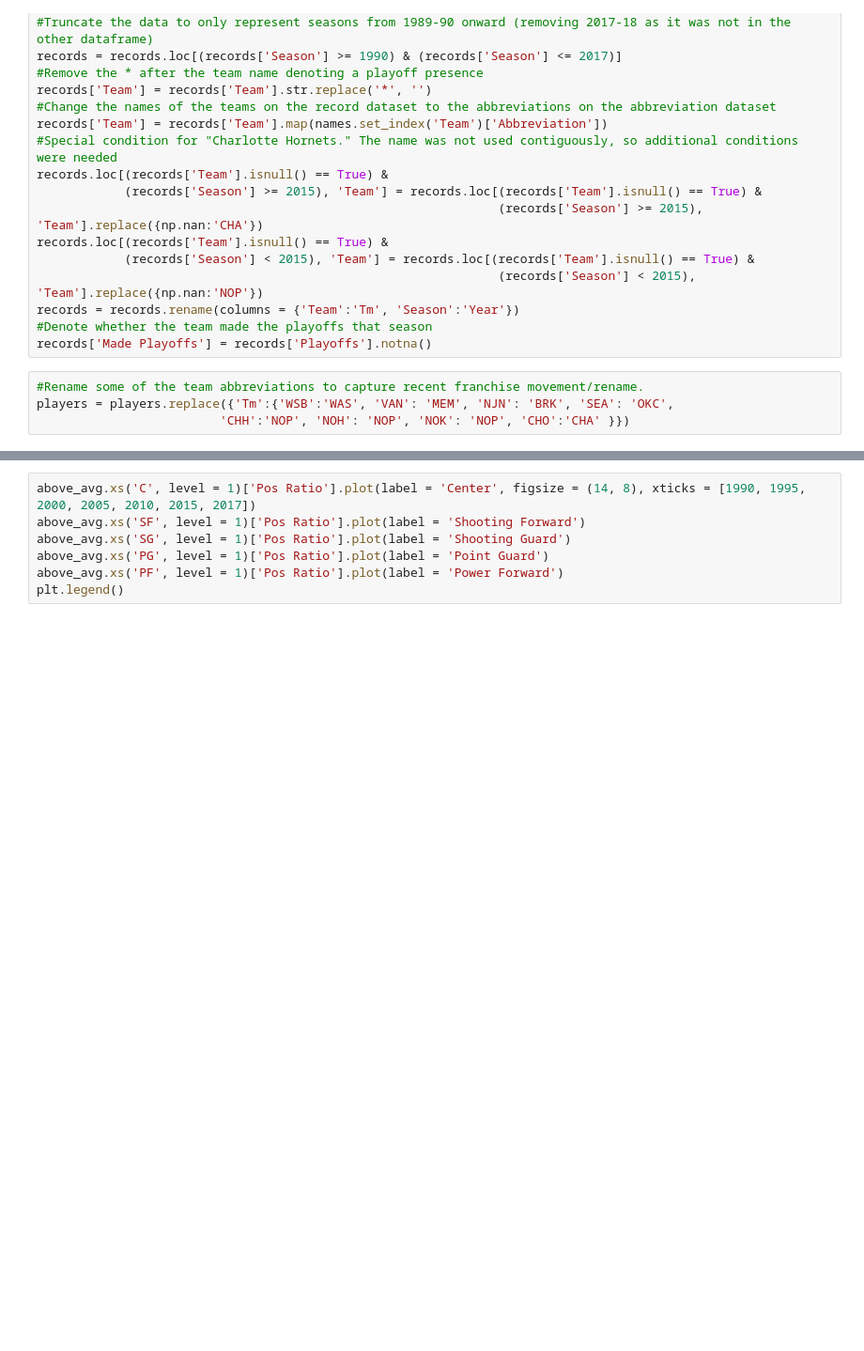
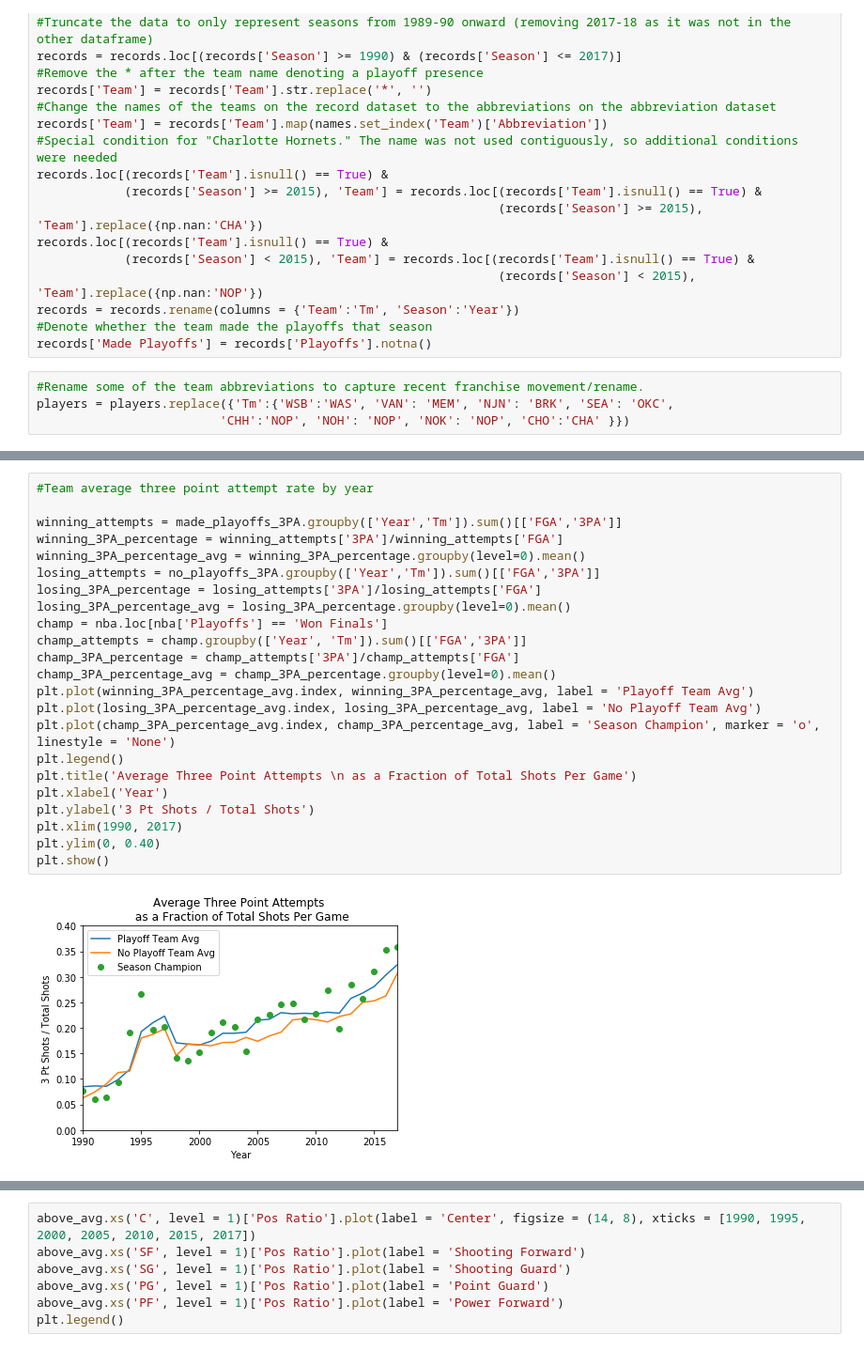
Before and after one commit to chanafin/threepointproject, a Jupyter notebook: PROJECT 1/NBA_project_3PT_Analysis_by_Position.ipynb, the cells around one changed output, grey strips where cells are left out. Shown: that part at 94% size. Drawn from its saved outputs; the diff is of its cells as text; blank space fills up the shorter version.

```diff
--- a/PROJECT 1/NBA_project_3PT_Analysis_by_Position.ipynb
+++ b/PROJECT 1/NBA_project_3PT_Analysis_by_Position.ipynb
@@ -155,0 +146,25 @@ print(cor)
+# %%
+#Team average three point attempt rate by year
+
+winning_attempts = made_playoffs_3PA.groupby(['Year','Tm']).sum()[['FGA','3PA']]
+winning_3PA_percentage = winning_attempts['3PA']/winning_attempts['FGA']
+winning_3PA_percentage_avg = winning_3PA_percentage.groupby(level=0).mean()
+losing_attempts = no_playoffs_3PA.groupby(['Year','Tm']).sum()[['FGA','3PA']]
+losing_3PA_percentage = losing_attempts['3PA']/losing_attempts['FGA']
+losing_3PA_percentage_avg = losing_3PA_percentage.groupby(level=0).mean()
+champ = nba.loc[nba['Playoffs'] == 'Won Finals']
+champ_attempts = champ.groupby(['Year', 'Tm']).sum()[['FGA','3PA']]
+champ_3PA_percentage = champ_attempts['3PA']/champ_attempts['FGA']
+champ_3PA_percentage_avg = champ_3PA_percentage.groupby(level=0).mean()
+plt.plot(winning_3PA_percentage_avg.index, winning_3PA_percentage_avg, label = 'Playoff Team Avg')
+plt.plot(losing_3PA_percentage_avg.index, losing_3PA_percentage_avg, label = 'No Playoff Team Avg')
+plt.plot(champ_3PA_percentage_avg.index, champ_3PA_percentage_avg, label = 'Season Champion', marker = 'o', linestyle = 'None')
+plt.legend()
+plt.title('Average Three Point Attempts \n as a Fraction of Total Shots Per Game')
+plt.xlabel('Year')
+plt.ylabel('3 Pt Shots / Total Shots')
+plt.xlim(1990, 2017)
+plt.ylim(0, 0.40)
+plt.show()
+# %% [output]
+[figure, added]
```
Also changed, not shown: parts of 20 cells of this notebook, 2 other files.
